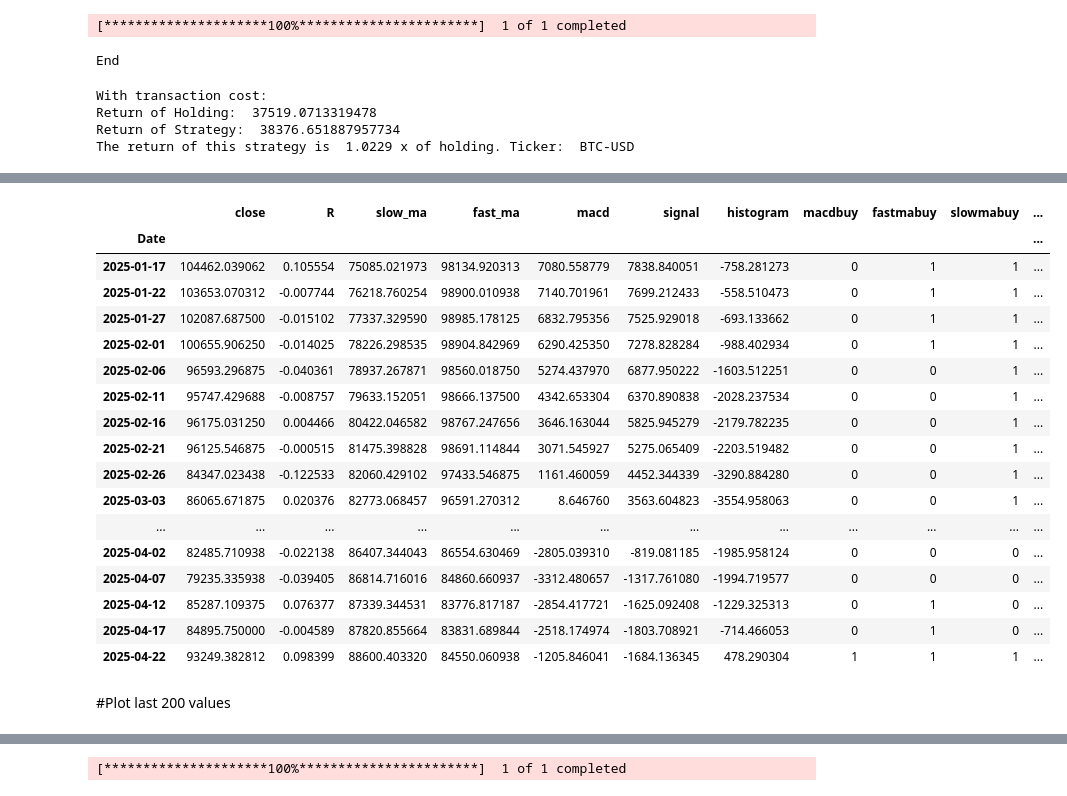
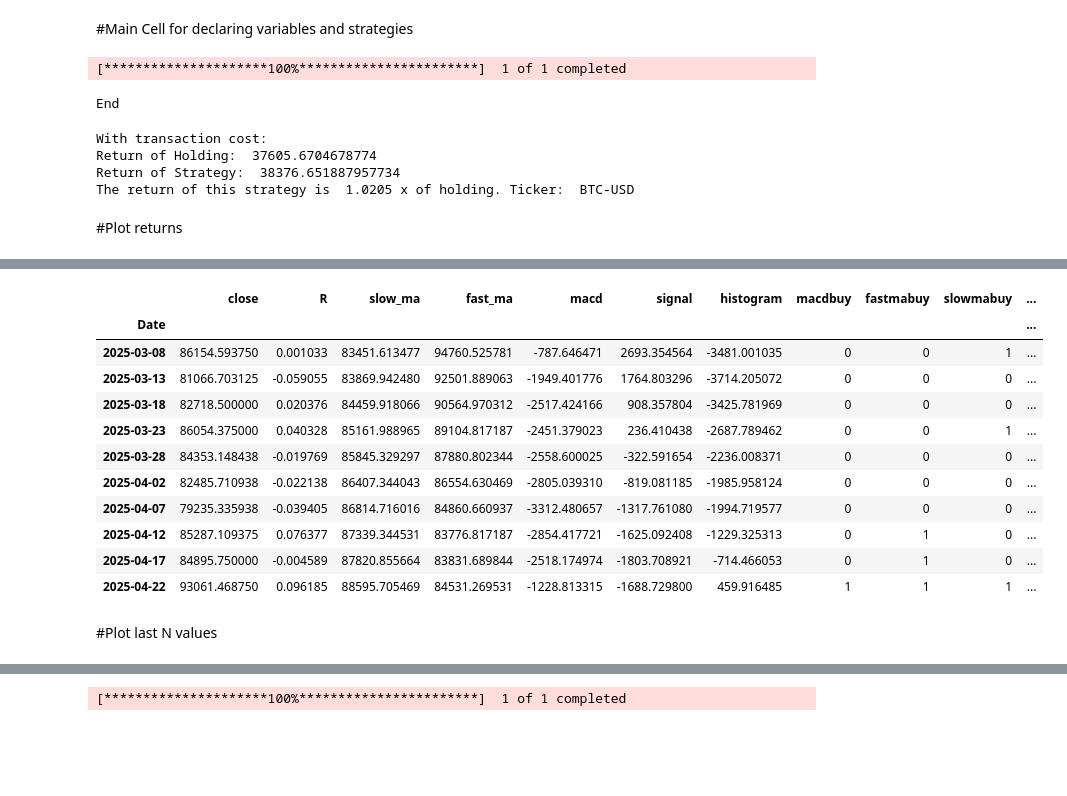
Before and after one commit to GalindoD/Backtesting_crypto, a Jupyter notebook: Backtester_Python.ipynb, the cells around one changed output, grey strips where cells are left out. Cells and saved outputs as stored; diff of their text form; code cells hidden in the pictures; blank space fills up the shorter version.

```diff
--- a/Backtester_Python.ipynb
+++ b/Backtester_Python.ipynb
@@ -59,9 +61,9 @@ ta-lib-0.5.1-py311h 100%[===================>] 561.86K  --.-KB/s    in 0.1s
 def gatherdata(ticker, periodicity):
   data = yf.download(
       tickers = ticker,
-      #start="2022-12-31",
-      #end="2025-04-19",
-      #period="max",
+      #start="2020-10-25",
+      #end="2025-04-24",
+      period="max",
       interval=periodicity,
       ignore_tz=True,
       auto_adjust=True)
@@ -151,6 +154,8 @@ def compute_strategy(data_df, strategy, days, liquid_return):
       except:
         print("End")
   return data_df
+# %% [markdown]
+#Main Cell for declaring variables and strategies
 # %%
 #Main Cell
 
@@ -212,31 +217,27 @@ print("Return of Strategy: ", returns.iloc[1])
 print("The return of this strategy is ",round((returns.iloc[1]/returns.iloc[0]).item(), 4), "x of holding. Ticker: ", ticker)
 # %% [output]
 With transaction cost:
-Return of Holding:  37519.0713319478
+Return of Holding:  37605.6704678774
 Return of Strategy:  38376.651887957734
-The return of this strategy is  1.0229 x of holding. Ticker:  BTC-USD
+The return of this strategy is  1.0205 x of holding. Ticker:  BTC-USD
+# %% [markdown]
+#Plot returns
 # %%
 px.line(100 * (1 + data_df[["R","R_strategy"]]).cumprod(), title=f"Total Return: {ticker} {periodicity} -> FMCD: {fastmacd} SMCD: {slowmacd} SIG: {signal}.")
 # %% [output]
 [interactive output not drawn]
 # %%
-data_df.tail(20)
+data_df.tail(10)
 # %% [output]
 |  | close | R | slow_ma | fast_ma | macd | signal | histogram | macdbuy | fastmabuy | slowmabuy | ... |
 | Date |  |  |  |  |  |  |  |  |  |  | ... |
-| 2025-01-17 | 104462.039062 | 0.105554 | 75085.021973 | 98134.920313 | 7080.558779 | 7838.840051 | -758.281273 | 0 | 1 | 1 | ... |
-| 2025-01-22 | 103653.070312 | -0.007744 | 76218.760254 | 98900.010938 | 7140.701961 | 7699.212433 | -558.510473 | 0 | 1 | 1 | ... |
-| 2025-01-27 | 102087.687500 | -0.015102 | 77337.329590 | 98985.178125 | 6832.795356 | 7525.929018 | -693.133662 | 0 | 1 | 1 | ... |
-| 2025-02-01 | 100655.906250 | -0.014025 | 78226.298535 | 98904.842969 | 6290.425350 | 7278.828284 | -988.402934 | 0 | 1 | 1 | ... |
-| 2025-02-06 | 96593.296875 | -0.040361 | 78937.267871 | 98560.018750 | 5274.437970 | 6877.950222 | -1603.512251 | 0 | 0 | 1 | ... |
-| 2025-02-11 | 95747.429688 | -0.008757 | 79633.152051 | 98666.137500 | 4342.653304 | 6370.890838 | -2028.237534 | 0 | 0 | 1 | ... |
-| 2025-02-16 | 96175.031250 | 0.004466 | 80422.046582 | 98767.247656 | 3646.163044 | 5825.945279 | -2179.782235 | 0 | 0 | 1 | ... |
-| 2025-02-21 | 96125.546875 | -0.000515 | 81475.398828 | 98691.114844 | 3071.545927 | 5275.065409 | -2203.519482 | 0 | 0 | 1 | ... |
-| 2025-02-26 | 84347.023438 | -0.122533 | 82060.429102 | 97433.546875 | 1161.460059 | 4452.344339 | -3290.884280 | 0 | 0 | 1 | ... |
-| 2025-03-03 | 86065.671875 | 0.020376 | 82773.068457 | 96591.270312 | 8.646760 | 3563.604823 | -3554.958063 | 0 | 0 | 1 | ... |
-| ... | ... | ... | ... | ... | ... | ... | ... | ... | ... | ... | ... |
+| 2025-03-08 | 86154.593750 | 0.001033 | 83451.613477 | 94760.525781 | -787.646471 | 2693.354564 | -3481.001035 | 0 | 0 | 1 | ... |
+| 2025-03-13 | 81066.703125 | -0.059055 | 83869.942480 | 92501.889063 | -1949.401776 | 1764.803296 | -3714.205072 | 0 | 0 | 0 | ... |
+| 2025-03-18 | 82718.500000 | 0.020376 | 84459.918066 | 90564.970312 | -2517.424166 | 908.357804 | -3425.781969 | 0 | 0 | 0 | ... |
+| 2025-03-23 | 86054.375000 | 0.040328 | 85161.988965 | 89104.817187 | -2451.379023 | 236.410438 | -2687.789462 | 0 | 0 | 1 | ... |
+| 2025-03-28 | 84353.148438 | -0.019769 | 85845.329297 | 87880.802344 | -2558.600025 | -322.591654 | -2236.008371 | 0 | 0 | 0 | ... |
 | 2025-04-02 | 82485.710938 | -0.022138 | 86407.344043 | 86554.630469 | -2805.039310 | -819.081185 | -1985.958124 | 0 | 0 | 0 | ... |
 | 2025-04-07 | 79235.335938 | -0.039405 | 86814.716016 | 84860.660937 | -3312.480657 | -1317.761080 | -1994.719577 | 0 | 0 | 0 | ... |
 | 2025-04-12 | 85287.109375 | 0.076377 | 87339.344531 | 83776.817187 | -2854.417721 | -1625.092408 | -1229.325313 | 0 | 1 | 0 | ... |
 | 2025-04-17 | 84895.750000 | -0.004589 | 87820.855664 | 83831.689844 | -2518.174974 | -1803.708921 | -714.466053 | 0 | 1 | 0 | ... |
-| 2025-04-22 | 93249.382812 | 0.098399 | 88600.403320 | 84550.060938 | -1205.846041 | -1684.136345 | 478.290304 | 1 | 1 | 1 | ... |
+| 2025-04-22 | 93061.468750 | 0.096185 | 88595.705469 | 84531.269531 | -1228.813315 | -1688.729800 | 459.916485 | 1 | 1 | 1 | ... |
@@ -245,3 +244,3 @@ data_df.to_excel("BTC_5d_2025-04-22.xlsx")
 # %% [markdown]
-#Plot last 200 values
+#Plot last N values
 # %%
```
Also changed, not shown: parts of 22 cells of this notebook.
